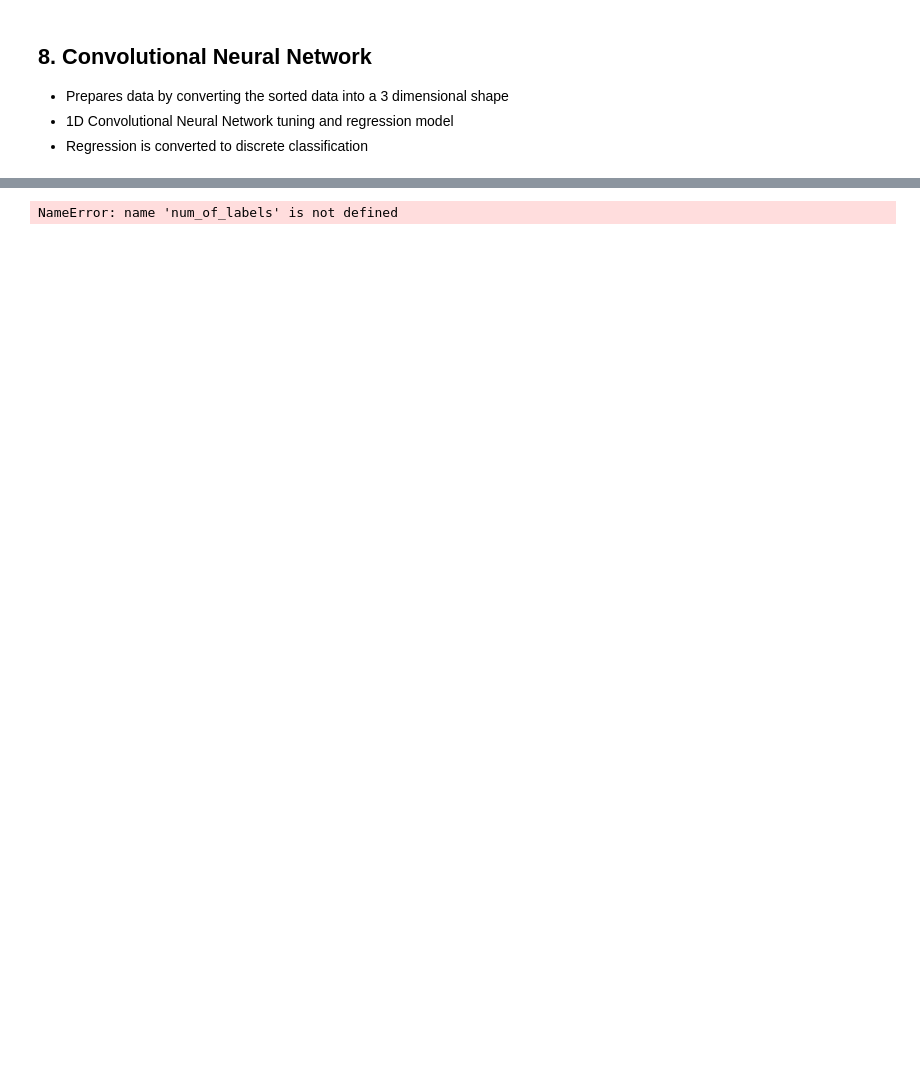
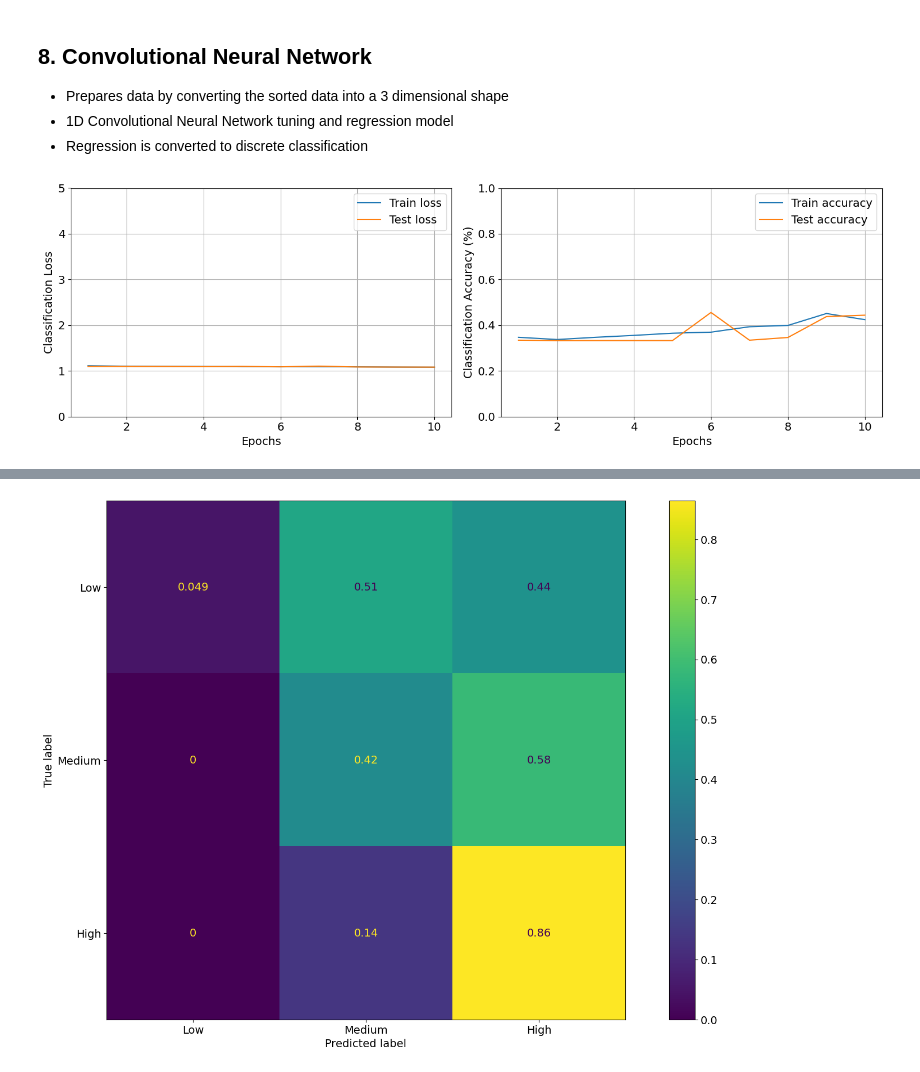
Before and after one commit to WillPowellUk/ECG-Stress-Classifier, a Jupyter notebook: ECG Stress Classifier.ipynb, the cells around one changed output, grey strips where cells are left out. Saved outputs shown, nothing was run; the diff lists cells and outputs as text; code cells hidden in the pictures; blank space fills up the shorter version.

```diff
--- a/ECG Stress Classifier.ipynb
+++ b/ECG Stress Classifier.ipynb
@@ -1017,6 +1017,7 @@ class PlotLearning(Callback):
                 axs[i].set_ylim([0,1])
             elif metric == 'loss':
                 axs[i].set_ylabel('Classification ' + metric.capitalize())
+                axs[i].set_ylim([0,5])
 
         plt.tight_layout()
         plt.show()
@@ -1547,15 +1579,18 @@ class CNN1D():
 # %%
 # segment data with a sliding window of length to be 0.8s which is average heart beat
-pp.segment(window_length_s=30, overlap=0.1)
-pp.clean()
-pp.create_2d() # converts data to 2d vector (required for CNN)
-Utilities.save_dataframe(pp.preprocessed_ECG_2d, dataframe_path, 'Preprocessed-2d-30.s')
+# pp.segment(window_length_s=30, overlap=0.1)
+# pp.clean()
+# pp.create_2d() # converts data to 2d vector (required for CNN)
+# Utilities.save_dataframe(pp.preprocessed_ECG_2d, dataframe_path, 'Preprocessed-2d-30.s')
 
-dataset = ML_Utilities.prepare(pp.preprocessed_ECG_2d, num_of_labels, test_size=0.30, n_splits=5, normalise=True)
+# make two datasets - binary and three-level classification
+dataset_binary = ML_Utilities.prepare(pp.preprocessed_ECG_2d, num_of_labels=2, test_size=0.30, n_splits=5, normalise=True)
+dataset_three_level = ML_Utilities.prepare(pp.preprocessed_ECG_2d, num_of_labels=3, test_size=0.30, n_splits=5, normalise=True)
 
 # Tune and classify the one dimensional convolutional deep neural network
-cnn = CNN1D(dataset, DATABASE)
+cnn = CNN1D(dataset_three_level)
 cnn.prepare()
 cnn.tune()
-cnn.predict()
+# cnn.predict()
 # %% [output]
+[figure, added]
@@ -1565 +1602 @@ Saving Dataframe to: /data/myenv/Data/BrainPatch/Dataframes/Preprocessed-2d-30.s
-NameError: name 'num_of_labels' is not defined
+[figure, added]
```
Also changed, not shown: parts of 5 cells of this notebook.
